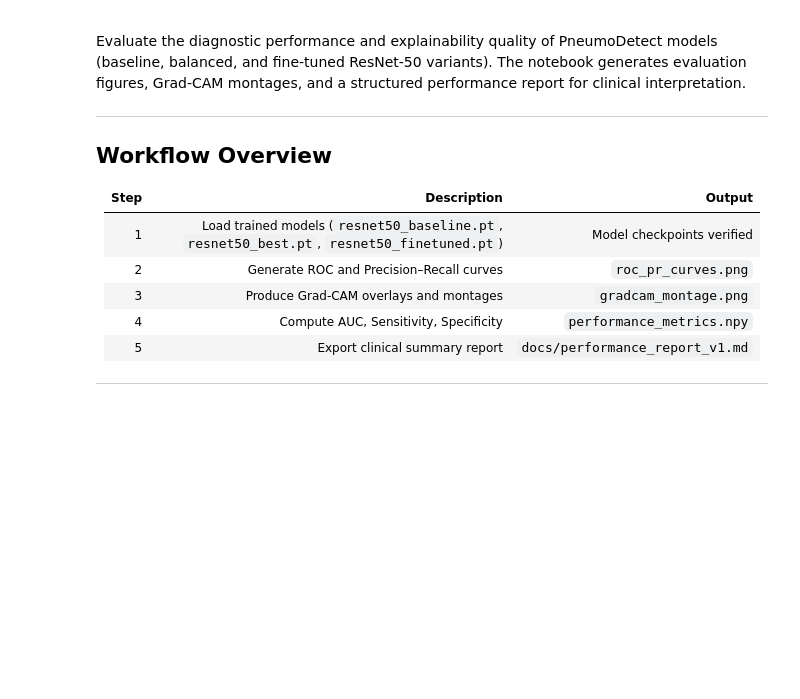
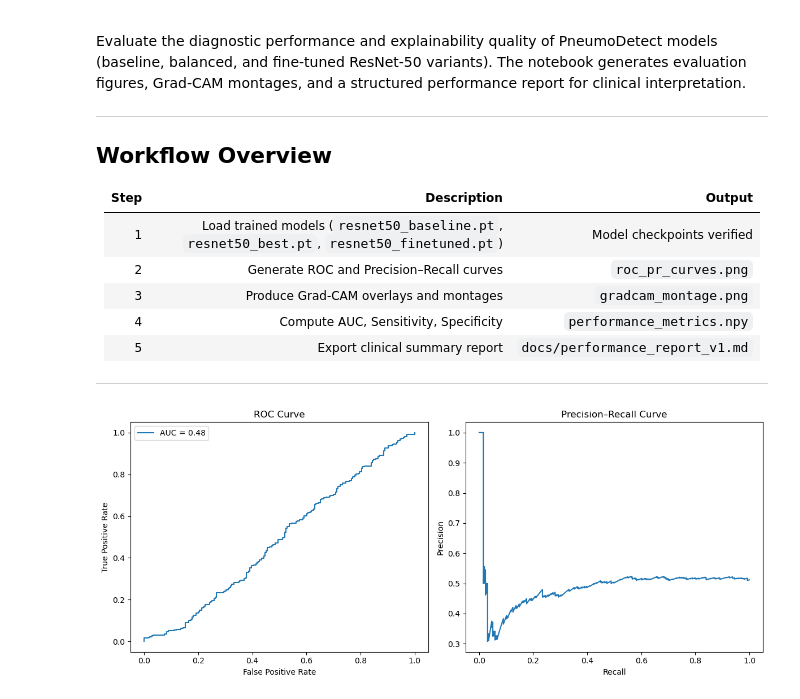
Before and after one commit to AAdewunmi/AI-Assisted-Pneumonia-Detection-Project, a Jupyter notebook: notebooks/05_performance_review.ipynb, the cells around one changed output. Saved outputs shown, nothing was run; the diff lists cells and outputs as text; code cells hidden in the pictures; blank space fills up the shorter version.

Commit message:
Generate or Load Evaluation Data

```diff
--- a/notebooks/05_performance_review.ipynb
+++ b/notebooks/05_performance_review.ipynb
@@ -45,3 +45,50 @@ model_path = Path("saved_models/resnet50_best.pt")
 data_dir = Path("data/rsna_subset/val_images")
 report_dir = Path("reports/week2_performance_review")
 report_dir.mkdir(parents=True, exist_ok=True)
+# %%
+# ------------------------------------------------------------
+# 1. Generate or Load Evaluation Data
+# ------------------------------------------------------------
+import numpy as np
+from sklearn.metrics import roc_curve, auc, precision_recall_curve
+import matplotlib.pyplot as plt
+from pathlib import Path
+
+report_dir = Path("reports/week2_performance_review")
+report_dir.mkdir(parents=True, exist_ok=True)
+
+# Example: synthetic prediction data (replace with real validation outputs)
+np.random.seed(42)
+y_true = np.random.randint(0, 2, size=500)
+y_score = np.random.rand(500)
+
+# ------------------------------------------------------------
+# 2. Create ROC & Precision–Recall Curves
+# ------------------------------------------------------------
+fpr, tpr, _ = roc_curve(y_true, y_score)
+roc_auc = auc(fpr, tpr)
+
+precision, recall, _ = precision_recall_curve(y_true, y_score)
+
+plt.figure(figsize=(12, 5))
+
+# ROC Curve
+plt.subplot(1, 2, 1)
+plt.plot(fpr, tpr, label=f"AUC = {roc_auc:.2f}")
+plt.title("ROC Curve")
+plt.xlabel("False Positive Rate")
+plt.ylabel("True Positive Rate")
+plt.legend()
+
+# PR Curve
+plt.subplot(1, 2, 2)
+plt.plot(recall, precision)
+plt.title("Precision–Recall Curve")
+plt.xlabel("Recall")
+plt.ylabel("Precision")
+
+plt.tight_layout()
+plt.savefig(report_dir / "roc_pr_curves.png", dpi=300)
+plt.show()
+# %% [output]
+[figure, added]
```
Also changed, not shown: parts of 2 cells of this notebook, 1 other file.
